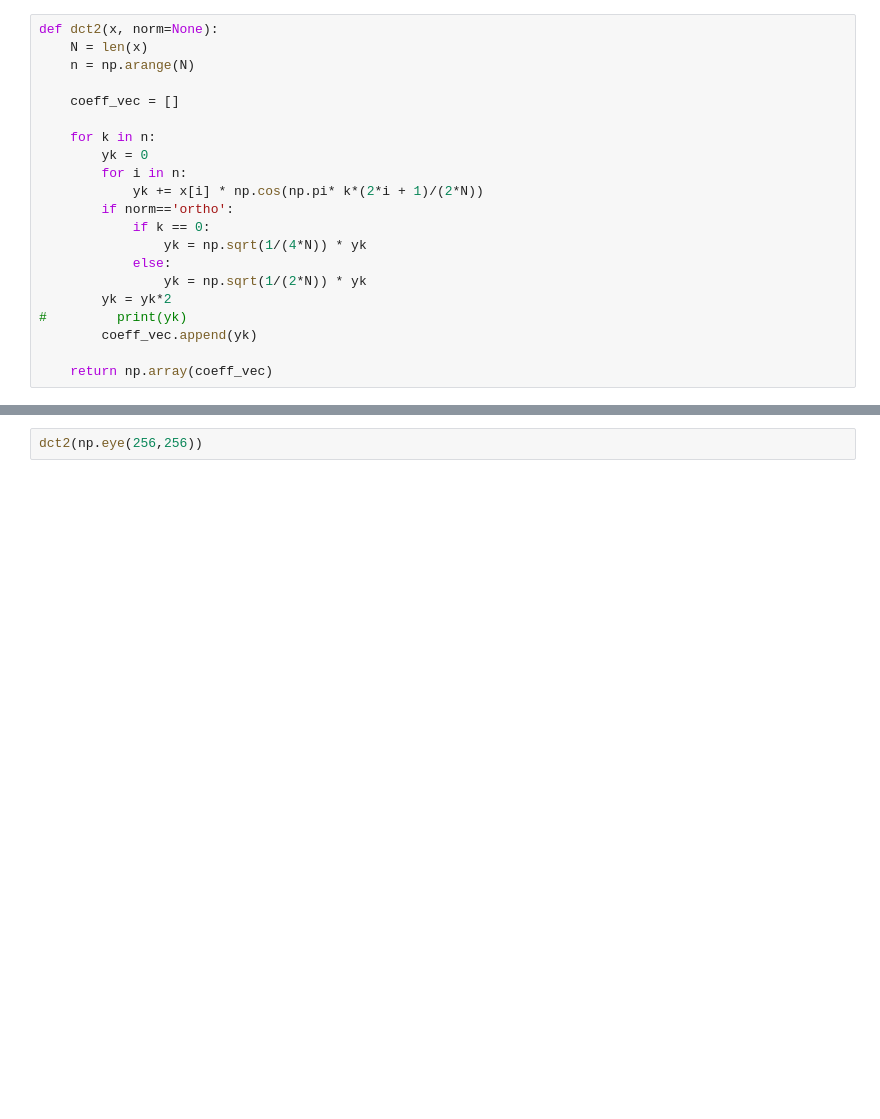
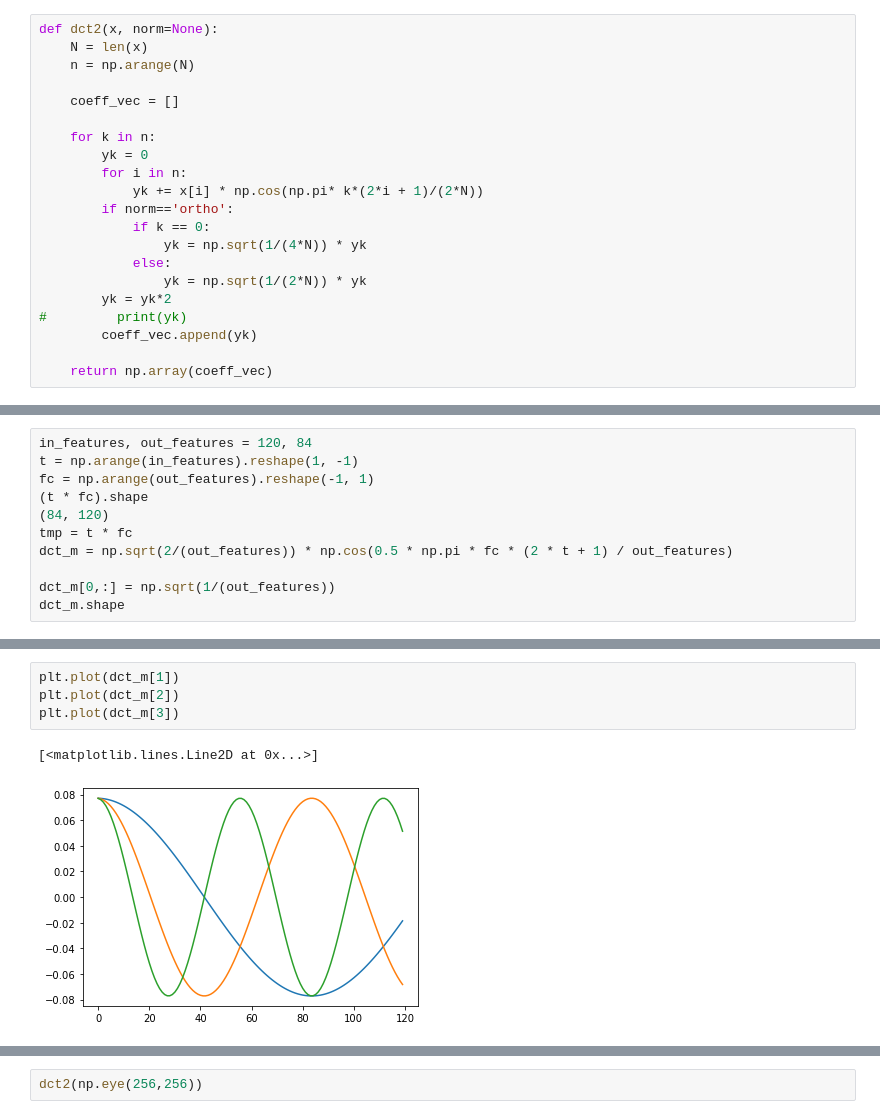
Before and after one commit to mir-pias/cnn_compression, a Jupyter notebook: notebooks/custom_dct.ipynb, the cells around one changed output, grey strips where cells are left out. Drawn from its saved outputs; the diff is of its cells as text; blank space fills up the shorter version.

```diff
--- a/notebooks/custom_dct.ipynb
+++ b/notebooks/custom_dct.ipynb
@@ -47,0 +105,11 @@ def dct2(x, norm=None):
+# %%
+in_features, out_features = 120, 84
+t = np.arange(in_features).reshape(1, -1)
+fc = np.arange(out_features).reshape(-1, 1)
+(t * fc).shape
+(84, 120)
+tmp = t * fc
+dct_m = np.sqrt(2/(out_features)) * np.cos(0.5 * np.pi * fc * (2 * t + 1) / out_features)
+
+dct_m[0,:] = np.sqrt(1/(out_features))
+dct_m.shape
@@ -47,0 +128,7 @@ def dct2(x, norm=None):
+# %%
+plt.plot(dct_m[1])
+plt.plot(dct_m[2])
+plt.plot(dct_m[3])
+# %% [output]
+[<matplotlib.lines.Line2D at 0x...>]
+[figure, added]
```
Also changed, not shown: parts of 37 cells of this notebook.
